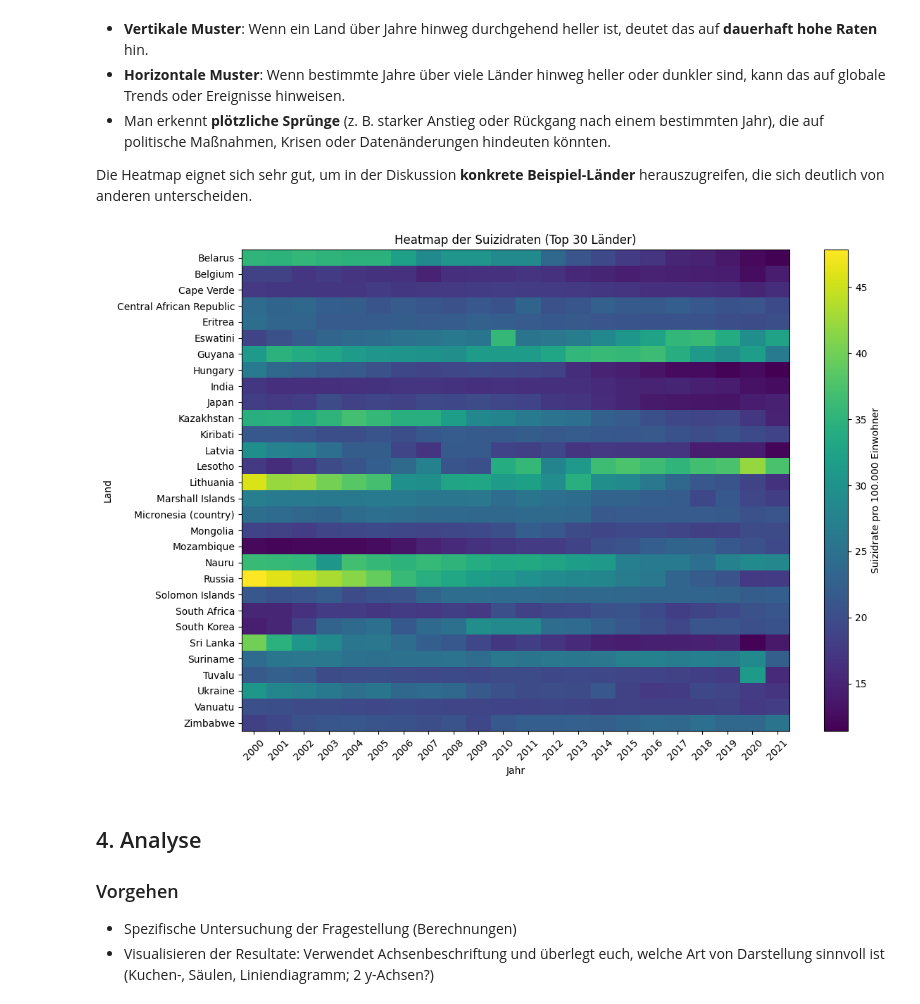
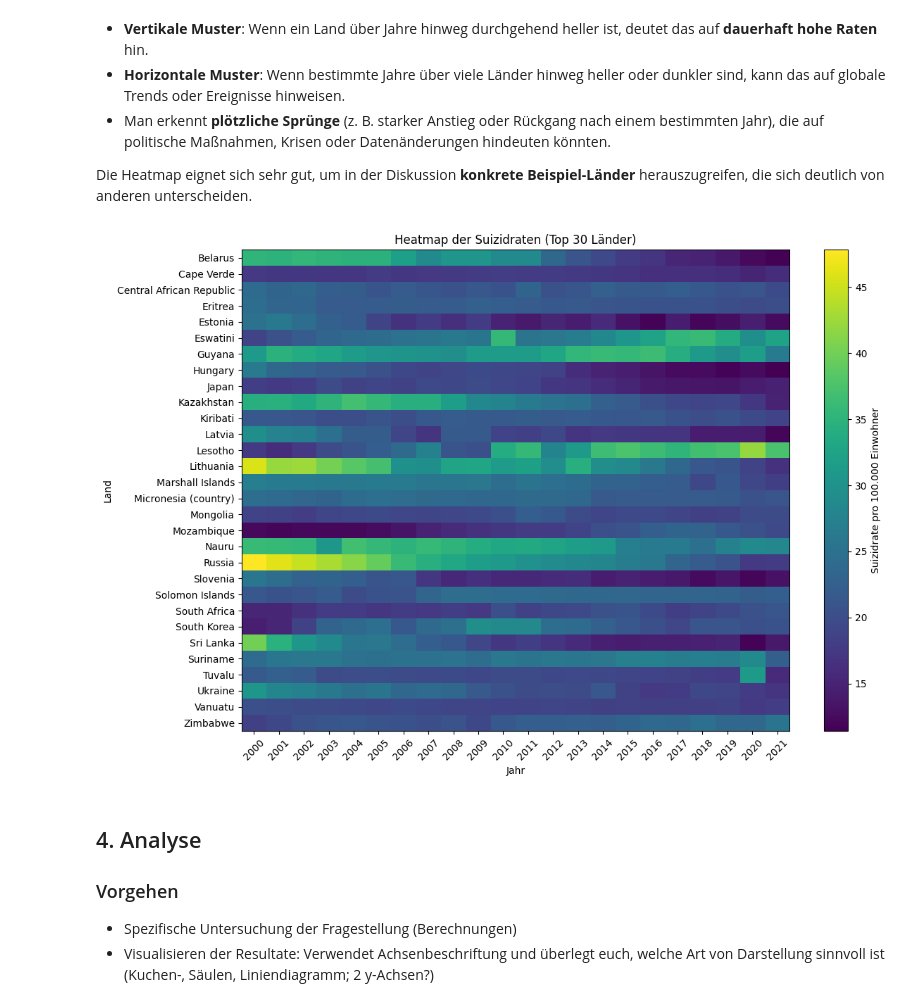
Before and after one commit to delucgia/LN_Python, a Jupyter notebook: python_ln.ipynb, the cells around one changed output. Saved outputs shown, nothing was run; the diff lists cells and outputs as text; code cells hidden in the pictures.

```diff
--- a/python_ln.ipynb
+++ b/python_ln.ipynb
@@ -69,6 +70,9 @@ data = pd.read_csv("death-rate-from-suicides-gho.csv")
 # Spalte umbenennen, damit sie einfacher zu verwenden ist
 data.rename(columns={'Age-standardized death rate from self-harm among both sexes': 'SuicideRate'}, inplace=True)
 
+# Entfernen der Spalte 'Code', da sie für die Analyse nicht benötigt wird
+data = data.drop(columns=["Code"])
+
 # Datenstruktur, Datentypen und fehlende Werte prüfen -> Gibt die ersten 5 Rows aus
 data.head()
 # %% [output]
@@ -151,7 +237,0 @@ Name: count, dtype: int64
-# %%
-import pandas as pd
-import matplotlib.pyplot as plt
-
-data = pd.read_csv("death-rate-from-suicides-gho.csv")
-print(data.head())
-print(data.columns)
@@ -185,12 +248,6 @@ Der Plot von Mittelwert und Median der Suizidraten pro Jahr zeigt über den Zeit
 - Gleichzeitig ist das Bewusstsein gestiegen, dass Suizid ein **öffentliches Gesundheitsproblem** ist und nicht nur ein individuelles Versagen, wodurch mehr politische Energie in Prävention geflossen ist.
 - Ein kleiner Teil des Trends kann auch durch **Veränderungen in der Datenerfassung** erklärt werden (bessere Register, mehr Vollständigkeit), aber der langfristige, konsistente Rückgang spricht eher für **tatsächliche Verbesserungen** im Bereich psychische Gesundheit und Suizidprävention.
 # %%
-import pandas as pd
-import numpy as np
-import matplotlib.pyplot as plt
-
-data = pd.read_csv("death-rate-from-suicides-gho.csv")
-
 print("Spalten im Datensatz:")
 print(data.columns.tolist())
 
@@ -442,23 +500,32 @@ Die Heatmap eignet sich sehr gut, um in der Diskussion **konkrete Beispiel-Länd
 # %%
 
 # 7. HEATMAP: LÄNDER (Y) x JAHRE (X) – TOP 30 LÄNDER
-countries_subset = overall.sort_values(rate_col, ascending=False)["Entity"].head(30)
+
+# TOP-30 Länder in "countries_subset" schreiben
+countries_subset = (
+    data.groupby("Entity")[rate_col]
+    .mean()
+    .sort_values(ascending=False)
+    .head(30)
+    .index
+)
+
 heat_data = data[data["Entity"].isin(countries_subset)]
 
 pivot = heat_data.pivot(index="Entity", columns="Year", values=rate_col)
 
 plt.figure(figsize=(12, 8))
 plt.imshow(pivot, aspect="auto")
 plt.colorbar(label="Suizidrate pro 100.000 Einwohner")
 plt.title("Heatmap der Suizidraten (Top 30 Länder)")
 plt.xlabel("Jahr")
 plt.ylabel("Land")
 plt.yticks(ticks=np.arange(len(pivot.index)), labels=pivot.index)
 plt.xticks(ticks=np.arange(len(pivot.columns)), labels=pivot.columns, rotation=45)
 plt.tight_layout()
 plt.show()
 # %% [output]
-[figure, old version]
+[figure, new version]
 # %% [markdown]
 ## 4. Analyse
 
```
Also changed, not shown: parts of 11 cells of this notebook.
